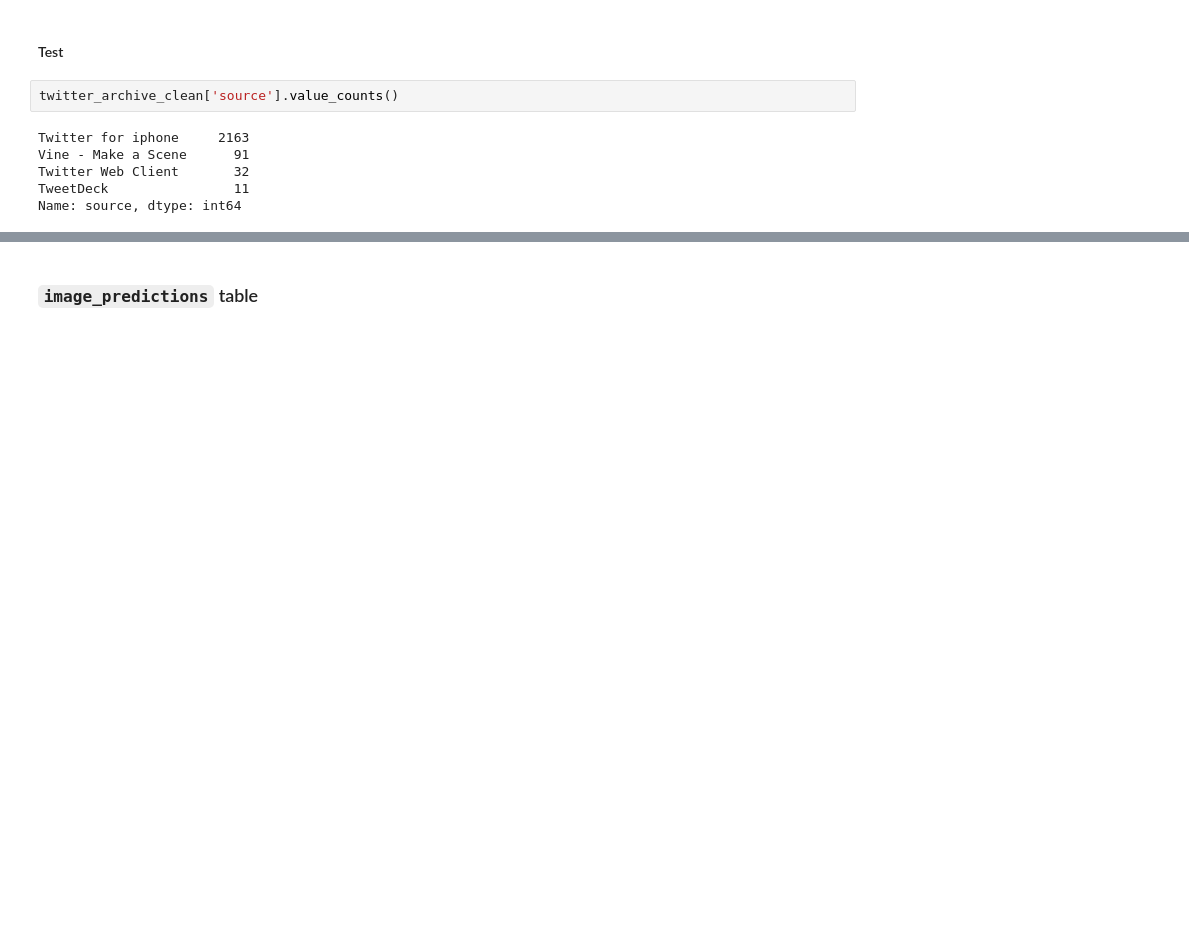
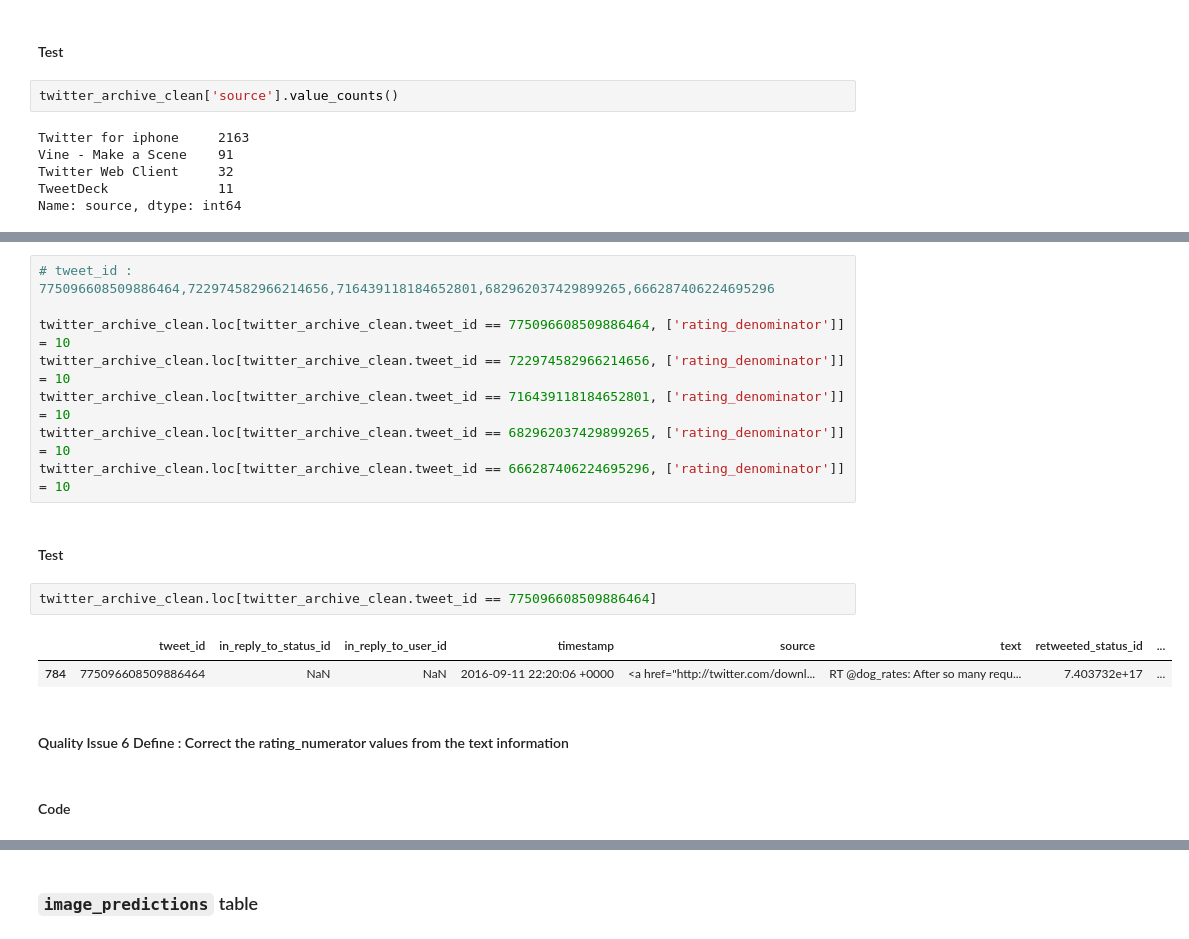
Before and after one commit to freena22/We-Rate-Dogs-Data-Wrangling-Project, a Jupyter notebook: WeRateDogs_Data_Wrangling_Project.ipynb, the cells around one changed output, grey strips where cells are left out. Cells and saved outputs as stored; diff of their text form; blank space fills up the shorter version.

```diff
--- a/WeRateDogs_Data_Wrangling_Project.ipynb
+++ b/WeRateDogs_Data_Wrangling_Project.ipynb
@@ -631,0 +678,19 @@ Name: source, dtype: int64
+# %%
+# tweet_id : 775096608509886464,722974582966214656,716439118184652801,682962037429899265,666287406224695296
+
+twitter_archive_clean.loc[twitter_archive_clean.tweet_id == 775096608509886464, ['rating_denominator']] = 10
+twitter_archive_clean.loc[twitter_archive_clean.tweet_id == 722974582966214656, ['rating_denominator']] = 10
+twitter_archive_clean.loc[twitter_archive_clean.tweet_id == 716439118184652801, ['rating_denominator']] = 10
+twitter_archive_clean.loc[twitter_archive_clean.tweet_id == 682962037429899265, ['rating_denominator']] = 10
+twitter_archive_clean.loc[twitter_archive_clean.tweet_id == 666287406224695296, ['rating_denominator']] = 10
+# %% [markdown]
+#### Test
+# %%
+twitter_archive_clean.loc[twitter_archive_clean.tweet_id == 775096608509886464]
+# %% [output]
+|  | tweet_id | in_reply_to_status_id | in_reply_to_user_id | timestamp | source | text | retweeted_status_id | ... |
+| 784 | 775096608509886464 | NaN | NaN | 2016-09-11 22:20:06 +0000 | <a href="http://twitter.com/downl... | RT @dog_rates: After so many requ... | 7.403732e+17 | ... |
+# %% [markdown]
+#### Quality Issue 6 Define : Correct the rating_numerator values from the text information
+# %% [markdown]
+#### Code
```
Also changed, not shown: parts of 54 cells of this notebook.
